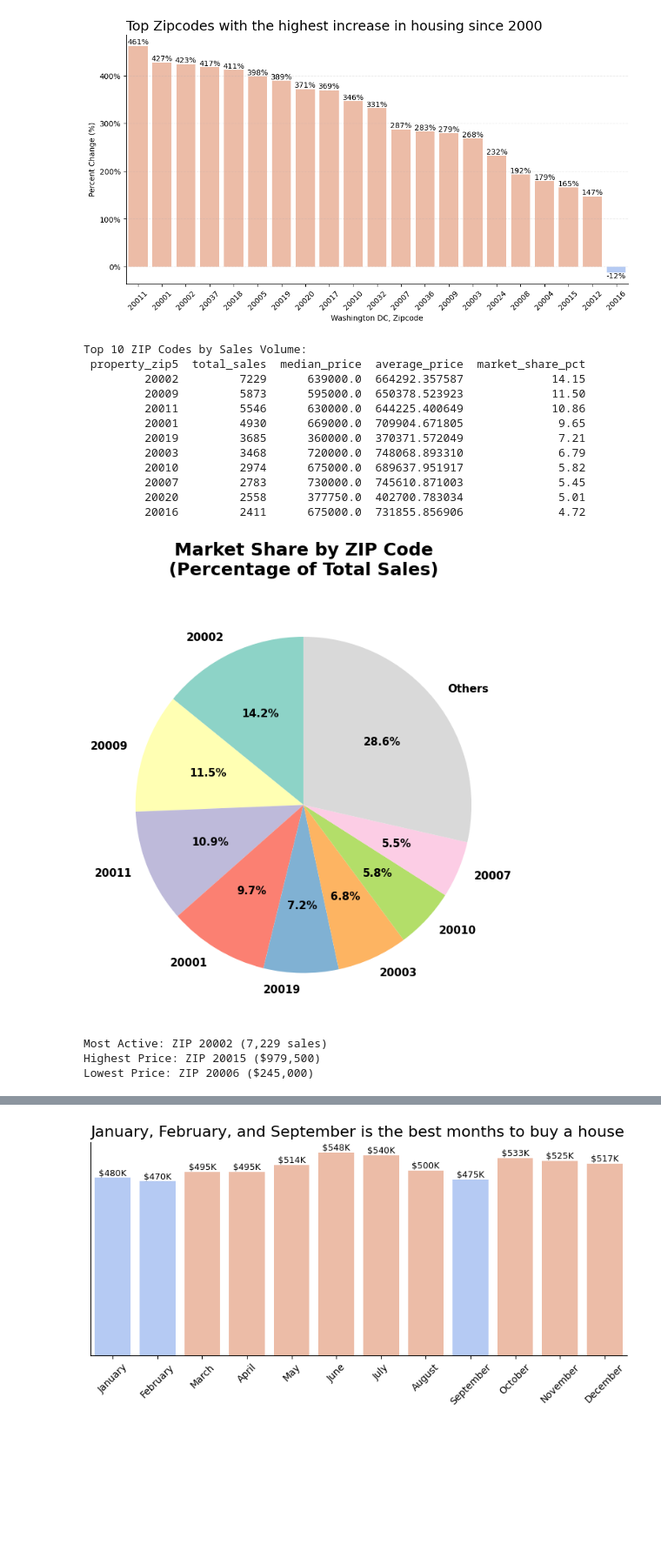
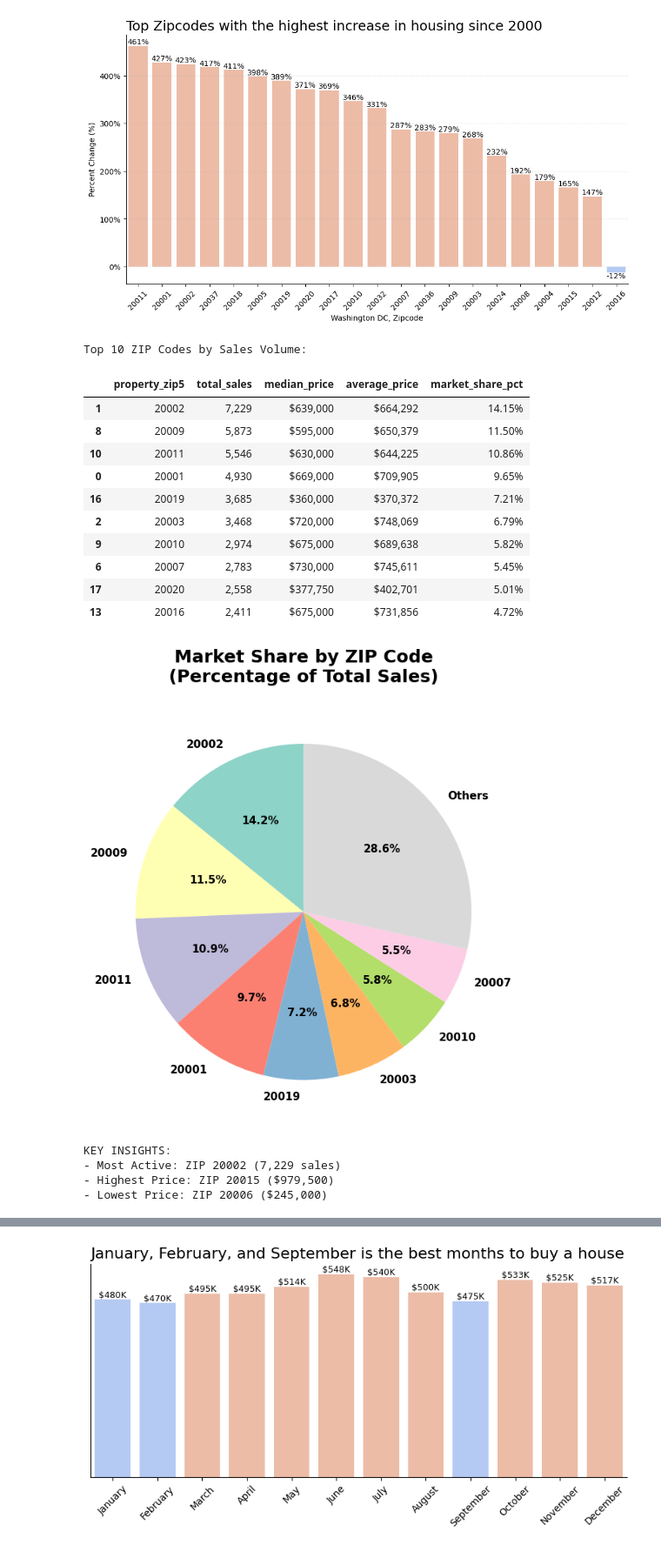
Before and after one commit to sierraperezdavid31/CIS9650-DC-Sales, a Jupyter notebook: Group_Project_15.ipynb, the cells around one changed output, grey strips where cells are left out. Shown at 87% size. Drawn from its saved outputs; the diff is of its cells as text; code cells hidden in the pictures; blank space fills up the shorter version.

```diff
--- a/Group_Project_15.ipynb
+++ b/Group_Project_15.ipynb
@@ -426,53 +421,63 @@ plt.show()
 # %%
+# Zipcode Sale Breakdown
+# Paven
+
 import pandas as pd
 import matplotlib.pyplot as plt
 import seaborn as sns
 
 # Calculate summary statistics
 zip_summary = clean_df.groupby('property_zip5').agg(
     total_sales=('sale_price', 'count'),
     median_price=('sale_price', 'median'),
     average_price=('sale_price', 'mean')
 ).reset_index().sort_values('total_sales', ascending=False)
 
 zip_summary['market_share_pct'] = (zip_summary['total_sales'] / zip_summary['total_sales'].sum() * 100).round(2)
 
-# Display top 10 table
-print("\nTop 10 ZIP Codes by Sales Volume:")
-print(zip_summary.head(10).to_string(index=False))
+# Display top 10 with gradient styling
+print("Top 10 ZIP Codes by Sales Volume:\n")
+display(zip_summary.head(10).style.background_gradient(cmap='Blues').format({
+    'total_sales': '{:,.0f}',
+    'median_price': '${:,.0f}',
+    'average_price': '${:,.0f}',
+    'market_share_pct': '{:.2f}%'
+}))
 
 # Market Share Pie Chart
 fig, ax = plt.subplots(figsize=(10, 7))
 top_8 = zip_summary.head(8)
 others = zip_summary.iloc[8:]['market_share_pct'].sum()
 pie_data = pd.concat([top_8[['property_zip5', 'market_share_pct']],
                       pd.DataFrame([{'property_zip5': 'Others', 'market_share_pct': others}])])
 
 ax.pie(pie_data['market_share_pct'], labels=pie_data['property_zip5'].astype(str),
        autopct='%1.1f%%', startangle=90, colors=sns.color_palette('Set3', n_colors=len(pie_data)),
        textprops={'fontsize': 11, 'fontweight': 'bold'})
 ax.set_title('Market Share by ZIP Code\n(Percentage of Total Sales)', fontsize=18, fontweight='bold', pad=20)
 plt.tight_layout()
 plt.show()
 
 # Key Insights
-print(f"\nMost Active: ZIP {int(zip_summary.iloc[0]['property_zip5'])} ({int(zip_summary.iloc[0]['total_sales']):,} sales)")
-print(f"Highest Price: ZIP {int(zip_summary.loc[zip_summary['median_price'].idxmax()]['property_zip5'])} (${zip_summary['median_price'].max():,.0f})")
-print(f"Lowest Price: ZIP {int(zip_summary.loc[zip_summary['median_price'].idxmin()]['property_zip5'])} (${zip_summary['median_price'].min():,.0f})")
+print(f"\nKEY INSIGHTS:")
+print(f"- Most Active: ZIP {int(zip_summary.iloc[0]['property_zip5'])} ({int(zip_summary.iloc[0]['total_sales']):,} sales)")
+print(f"- Highest Price: ZIP {int(zip_summary.loc[zip_summary['median_price'].idxmax()]['property_zip5'])} (${zip_summary['median_price'].max():,.0f})")
+print(f"- Lowest Price: ZIP {int(zip_summary.loc[zip_summary['median_price'].idxmin()]['property_zip5'])} (${zip_summary['median_price'].min():,.0f})")
 # %% [output]
 Top 10 ZIP Codes by Sales Volume:
- property_zip5  total_sales  median_price  average_price  market_share_pct
-         20002         7229      639000.0  664292.357587             14.15
-         20009         5873      595000.0  650378.523923             11.50
-         20011         5546      630000.0  644225.400649             10.86
-         20001         4930      669000.0  709904.671805              9.65
-         20019         3685      360000.0  370371.572049              7.21
-         20003         3468      720000.0  748068.893310              6.79
-         20010         2974      675000.0  689637.951917              5.82
-         20007         2783      730000.0  745610.871003              5.45
-         20020         2558      377750.0  402700.783034              5.01
-         20016         2411      675000.0  731855.856906              4.72
+|  | property_zip5 | total_sales | median_price | average_price | market_share_pct |
+| 1 | 20002 | 7,229 | $639,000 | $664,292 | 14.15% |
+| 8 | 20009 | 5,873 | $595,000 | $650,379 | 11.50% |
+| 10 | 20011 | 5,546 | $630,000 | $644,225 | 10.86% |
+| 0 | 20001 | 4,930 | $669,000 | $709,905 | 9.65% |
+| 16 | 20019 | 3,685 | $360,000 | $370,372 | 7.21% |
+| 2 | 20003 | 3,468 | $720,000 | $748,069 | 6.79% |
+| 9 | 20010 | 2,974 | $675,000 | $689,638 | 5.82% |
+| 6 | 20007 | 2,783 | $730,000 | $745,611 | 5.45% |
+| 17 | 20020 | 2,558 | $377,750 | $402,701 | 5.01% |
+| 13 | 20016 | 2,411 | $675,000 | $731,856 | 4.72% |
 [figure]
-Most Active: ZIP 20002 (7,229 sales)
-Highest Price: ZIP 20015 ($979,500)
-Lowest Price: ZIP 20006 ($245,000)
+KEY INSIGHTS:
+- Most Active: ZIP 20002 (7,229 sales)
+- Highest Price: ZIP 20015 ($979,500)
+- Lowest Price: ZIP 20006 ($245,000)
```
Also changed, not shown: parts of 14 cells of this notebook.
